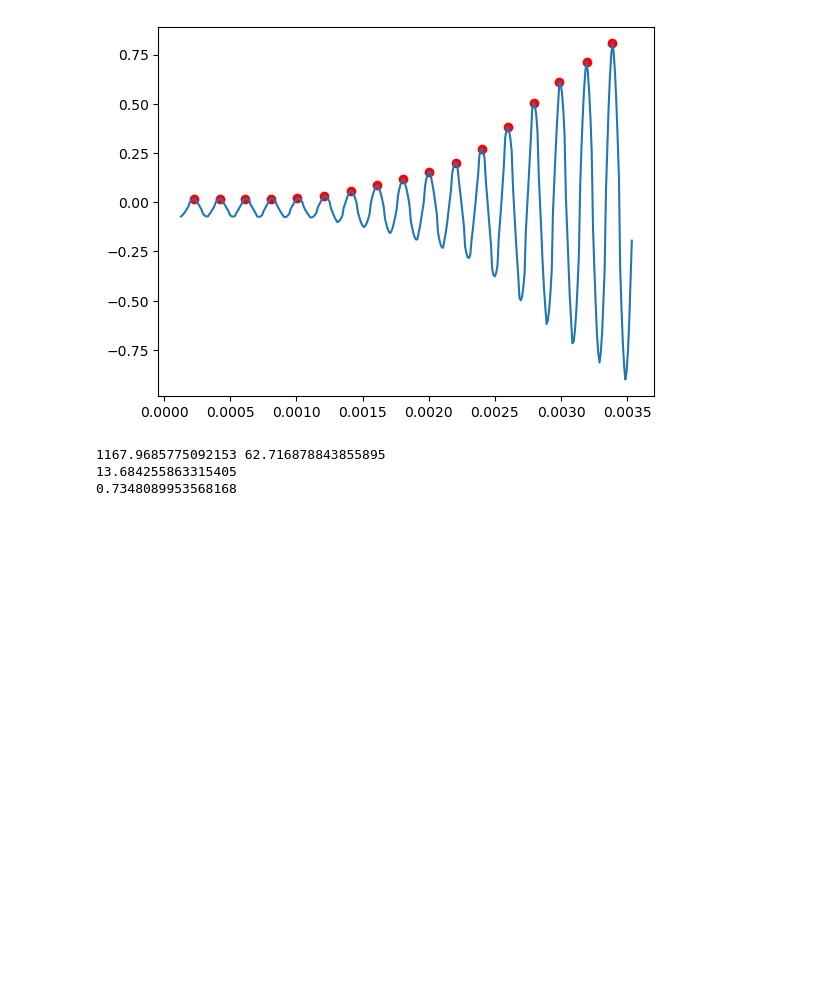
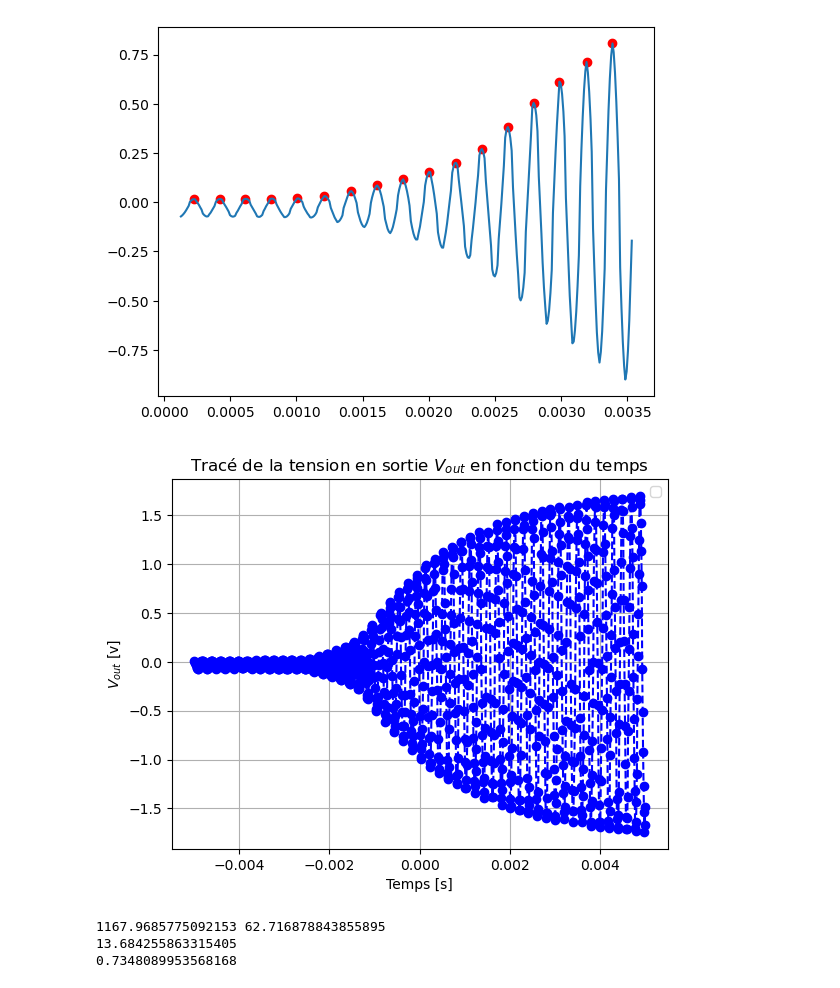
Before and after one commit to delavayan/Experiance-4-Phys-exp, a Jupyter notebook: Analyse.ipynb, the cells around one changed output. Drawn from its saved outputs; the diff is of its cells as text; code cells hidden in the pictures; blank space fills up the shorter version.

```diff
--- a/Analyse.ipynb
+++ b/Analyse.ipynb
@@ -141,6 +141,16 @@ plt.scatter(x, y, color ='r')
 [ 10  30  50  70  90 111 132 152 172 192 213 233 253 273 293 314 334]
 <matplotlib.collections.PathCollection at 0x...>
 [figure]
+# %%
+plt.title('Tracé de la tension en sortie $V_{out}$ en fonction du temps')
+plt.plot(np.flip(time), Vin, 'o', linestyle ='--', color ='b')
+plt.legend()
+plt.xlabel("Temps [s]")
+plt.ylabel("$V_{out}$ [v]")
+plt.grid()
+plt.show()
+# %% [output]
+[figure, added]
 # %%
 def model_bis(t,alpha,A):
     return A*np.exp(alpha*t)
```
Also changed, not shown: 1 other file.
